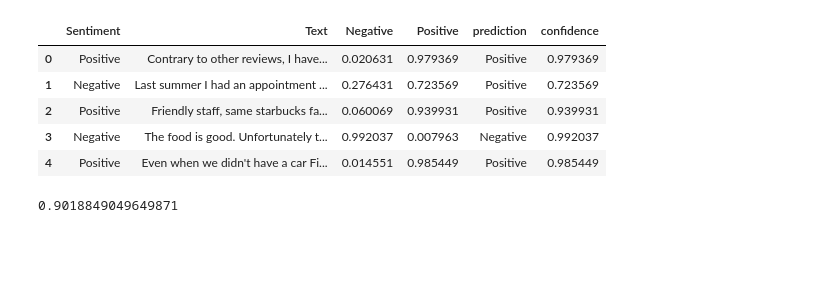
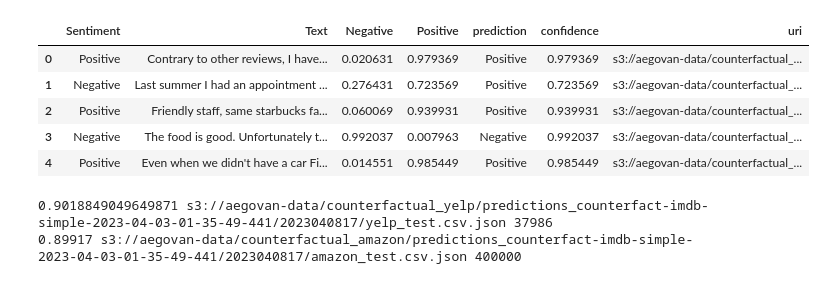
Before and after one commit to elangovana/large-scale-ptm-ppi, a Jupyter notebook: notebooks/counterfactual_prediction_analysis.ipynb, the cells around one changed output. Drawn from its saved outputs; the diff is of its cells as text; code cells hidden in the pictures; blank space fills up the shorter version.

```diff
--- a/notebooks/counterfactual_prediction_analysis.ipynb
+++ b/notebooks/counterfactual_prediction_analysis.ipynb
@@ -1,6 +1,8 @@
 # %%
 #s3_prediction = "s3://aegovan-data/chemprot/predictions_chemprot-bert-f1-2022-05-22-23-18-21-560/prediction_chemprot_test.json"
-s3_test="s3://aegovan-data/counterfactual_yelp/predictions_counterfact-imdb-simple-2023-04-03-01-35-49-441/2023040817/yelp_test.csv.json"
+s3_test=["s3://aegovan-data/counterfactual_yelp/predictions_counterfact-imdb-simple-2023-04-03-01-35-49-441/2023040817/yelp_test.csv.json" # .25
+, "s3://aegovan-data/counterfactual_amazon/predictions_counterfact-imdb-simple-2023-04-03-01-35-49-441/2023040817/amazon_test.csv.json" # .25
+        ]
 # %%
 import sys, os, pandas as pd
 sys.path.append("../src")
@@ -13,20 +15,33 @@ local_temp ="./temp"
 # %%
 local_prediction_dir = os.path.join(local_temp, "prediction")
 os.makedirs(local_prediction_dir, exist_ok=True)
-local_test_file  = download_s3_file( s3_test, local_prediction_dir)
+
+def load(s3_test):
+    result = []
+    for uri in s3_test:
+        local_test_file  = download_s3_file( uri, local_prediction_dir)
+        df_test = pd.read_json(local_test_file)
+        df_test["uri"] = uri
+        result.append(df_test)
+
+    return result
+
+result = load(s3_test)
-# %%
-df_test = pd.read_json(local_test_file)
-df_test.head()
-# %% [output]
-|  | Sentiment | Text | Negative | Positive | prediction | confidence |
-| 0 | Positive | Contrary to other reviews, I have... | 0.020631 | 0.979369 | Positive | 0.979369 |
-| 1 | Negative | Last summer I had an appointment ... | 0.276431 | 0.723569 | Positive | 0.723569 |
-| 2 | Positive | Friendly staff, same starbucks fa... | 0.060069 | 0.939931 | Positive | 0.939931 |
-| 3 | Negative | The food is good. Unfortunately t... | 0.992037 | 0.007963 | Negative | 0.992037 |
-| 4 | Positive | Even when we didn't have a car Fi... | 0.014551 | 0.985449 | Positive | 0.985449 |
+# %%
+result[0].head()
+# %% [output]
+|  | Sentiment | Text | Negative | Positive | prediction | confidence | uri |
+| 0 | Positive | Contrary to other reviews, I have... | 0.020631 | 0.979369 | Positive | 0.979369 | s3://aegovan-data/counterfactual_... |
+| 1 | Negative | Last summer I had an appointment ... | 0.276431 | 0.723569 | Positive | 0.723569 | s3://aegovan-data/counterfactual_... |
+| 2 | Positive | Friendly staff, same starbucks fa... | 0.060069 | 0.939931 | Positive | 0.939931 | s3://aegovan-data/counterfactual_... |
+| 3 | Negative | The food is good. Unfortunately t... | 0.992037 | 0.007963 | Negative | 0.992037 | s3://aegovan-data/counterfactual_... |
+| 4 | Positive | Even when we didn't have a car Fi... | 0.014551 | 0.985449 | Positive | 0.985449 | s3://aegovan-data/counterfactual_... |
 # %%
 from sklearn.metrics import accuracy_score
 
-accuracy_score(df_test["Sentiment"], df_test["prediction"])
+for df in result:
+    score = accuracy_score(df["Sentiment"], df["prediction"])
+    print(score, df["uri"].iloc[0], len(df))
 # %% [output]
-0.9018849049649871
+0.9018849049649871 s3://aegovan-data/counterfactual_yelp/predictions_counterfact-imdb-simple-2023-04-03-01-35-49-441/2023040817/yelp_test.csv.json 37986
+0.89917 s3://aegovan-data/counterfactual_amazon/predictions_counterfact-imdb-simple-2023-04-03-01-35-49-441/2023040817/amazon_test.csv.json 400000
```
Also changed, not shown: 3 other files.
